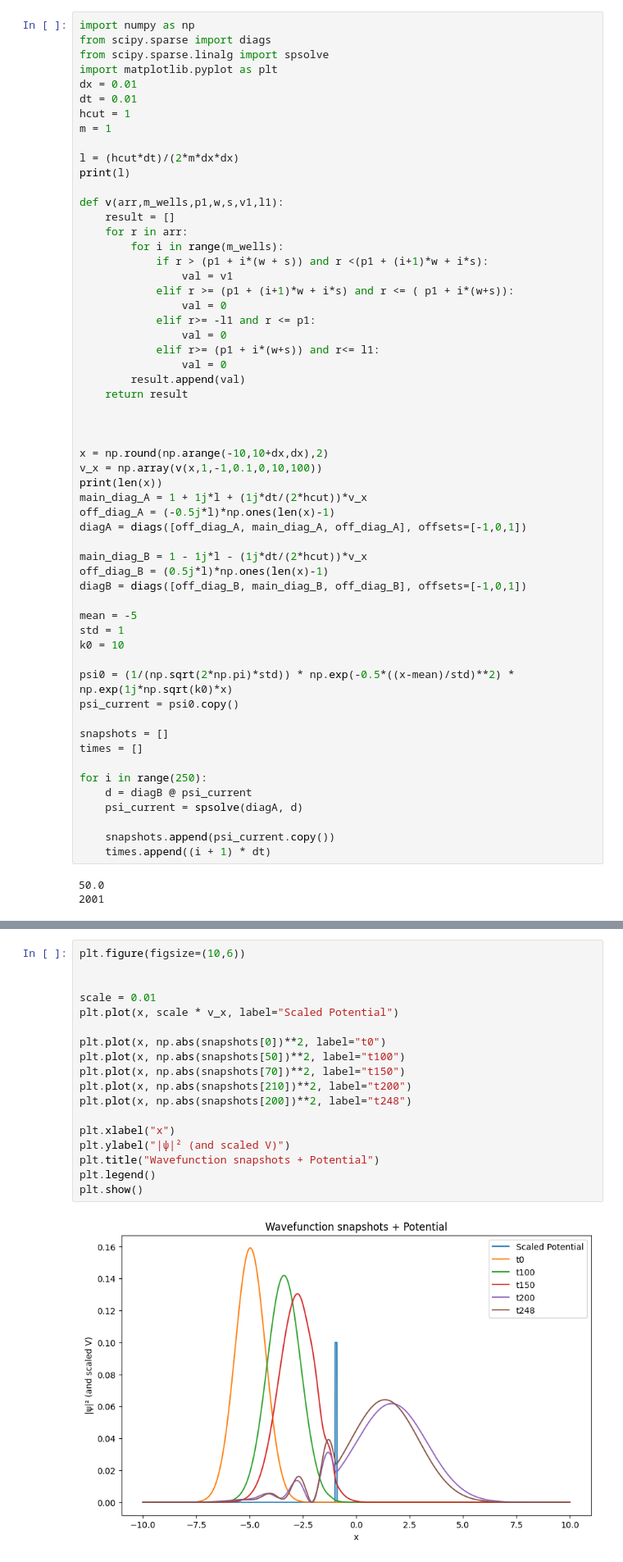
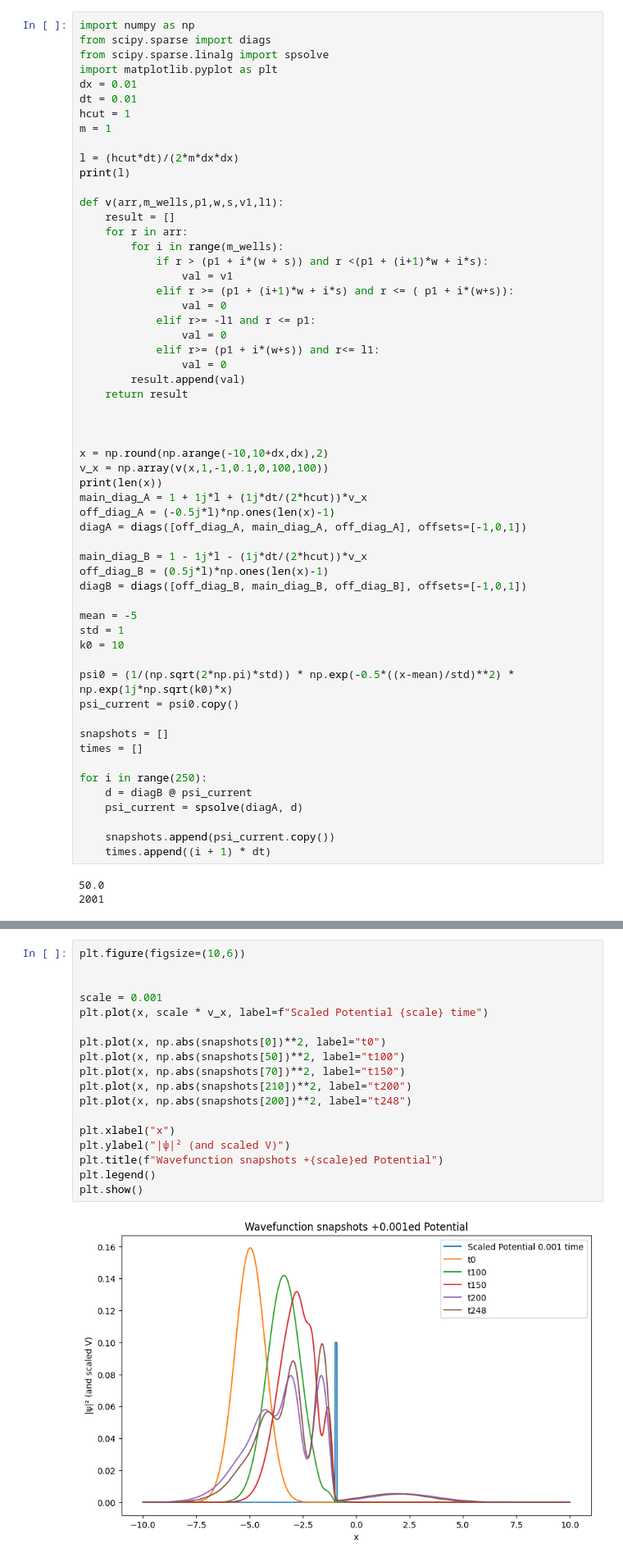
Before and after one commit to sounakdas1/Crank-Nicolson-Method-TDSE, a Jupyter notebook: tdsenew.ipynb, the cells around one changed output, grey strips where cells are left out. Shown at 82% size. Drawn from its saved outputs; the diff is of its cells as text.

```diff
--- a/tdsenew.ipynb
+++ b/tdsenew.ipynb
@@ -29,7 +29,7 @@ def v(arr,m_wells,p1,w,s,v1,l1):
 
 
 x = np.round(np.arange(-10,10+dx,dx),2)
-v_x = np.array(v(x,1,-1,0.1,0,10,100))
+v_x = np.array(v(x,1,-1,0.1,0,100,100))
 print(len(x))
 main_diag_A = 1 + 1j*l + (1j*dt/(2*hcut))*v_x
 off_diag_A = (-0.5j*l)*np.ones(len(x)-1)
@@ -61,20 +66,20 @@ for i in range(250):
 # %%
 plt.figure(figsize=(10,6))
 
 
-scale = 0.01
-plt.plot(x, scale * v_x, label="Scaled Potential")
+scale = 0.001
+plt.plot(x, scale * v_x, label=f"Scaled Potential {scale} time")
 
 plt.plot(x, np.abs(snapshots[0])**2, label="t0")
 plt.plot(x, np.abs(snapshots[50])**2, label="t100")
 plt.plot(x, np.abs(snapshots[70])**2, label="t150")
 plt.plot(x, np.abs(snapshots[210])**2, label="t200")
 plt.plot(x, np.abs(snapshots[200])**2, label="t248")
 
 plt.xlabel("x")
 plt.ylabel("|ψ|² (and scaled V)")
-plt.title("Wavefunction snapshots + Potential")
+plt.title(f"Wavefunction snapshots +{scale}ed Potential")
 plt.legend()
 plt.show()
 # %% [output]
-[figure, old version]
+[figure, new version]
```
Also changed, not shown: parts of 1 cell of this notebook.
